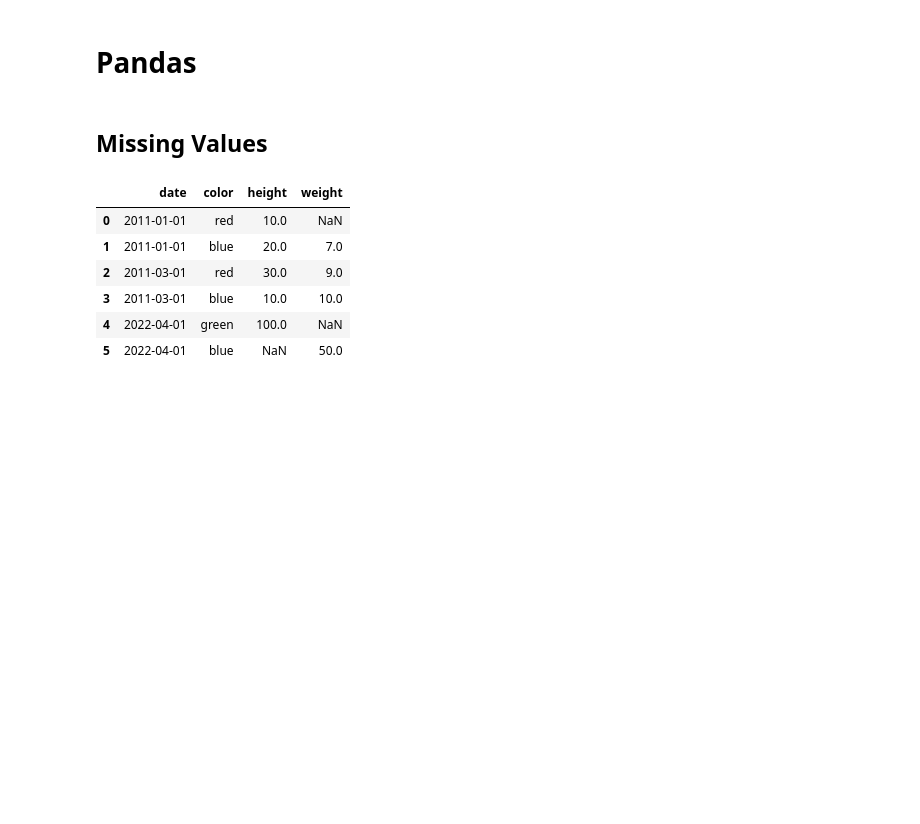
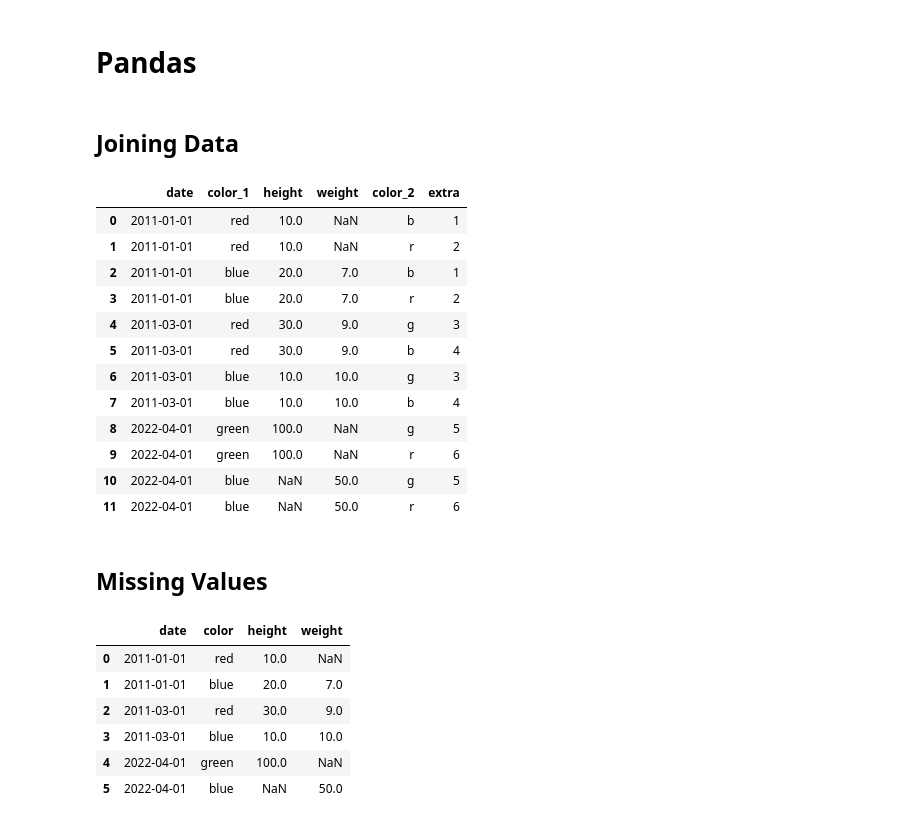
Before and after one commit to gabrielwithappy/python_study, a Jupyter notebook: Python_Basic.ipynb, the cells around one changed output. Saved outputs shown, nothing was run; the diff lists cells and outputs as text; code cells hidden in the pictures; blank space fills up the shorter version.

Commit message:
merge 2 dataframe tables

```diff
--- a/Python_Basic.ipynb
+++ b/Python_Basic.ipynb
@@ -2,6 +2,32 @@
 <a href="https://colab.research.google.com/github/gabrielwithappy/Python_study/blob/main/Python_Basic.ipynb" target="_parent"><img src="https://colab.research.google.com/assets/colab-badge.svg" alt="Open In Colab"/></a>
 # %% [markdown]
 # Pandas
+# %% [markdown]
+## Joining Data
+# %%
+import pandas as pd
+import numpy as np
+import matplotlib.pyplot as plt
+
+df_1 = pd.DataFrame({'date': ['2011-01-01', '2011-01-01', '2011-03-01','2011-03-01', '2022-04-01','2022-04-01'], 'color': ['red','blue','red','blue','green','blue'], 'height':[10,20,30,10,100,np.NaN], 'weight':[np.NaN,7,9,10,np.NaN,50]})
+df_2 = pd.DataFrame({'date': ['2011-01-01', '2011-01-01', '2011-03-01','2011-03-01', '2022-04-01','2022-04-01'], 'color': ['b'  ,'r'   ,'g'  ,'b'   ,'g'    ,'r'], 'extra':[1,2,3,4,5,6]})
+
+df_merged = df_1.merge(df_2, on='date', suffixes=['_1', '_2'])
+df_merged
+# %% [output]
+|  | date | color_1 | height | weight | color_2 | extra |
+| 0 | 2011-01-01 | red | 10.0 | NaN | b | 1 |
+| 1 | 2011-01-01 | red | 10.0 | NaN | r | 2 |
+| 2 | 2011-01-01 | blue | 20.0 | 7.0 | b | 1 |
+| 3 | 2011-01-01 | blue | 20.0 | 7.0 | r | 2 |
+| 4 | 2011-03-01 | red | 30.0 | 9.0 | g | 3 |
+| 5 | 2011-03-01 | red | 30.0 | 9.0 | b | 4 |
+| 6 | 2011-03-01 | blue | 10.0 | 10.0 | g | 3 |
+| 7 | 2011-03-01 | blue | 10.0 | 10.0 | b | 4 |
+| 8 | 2022-04-01 | green | 100.0 | NaN | g | 5 |
+| 9 | 2022-04-01 | green | 100.0 | NaN | r | 6 |
+| 10 | 2022-04-01 | blue | NaN | 50.0 | g | 5 |
+| 11 | 2022-04-01 | blue | NaN | 50.0 | r | 6 |
 # %% [markdown]
 ## Missing Values
 # %%
```
